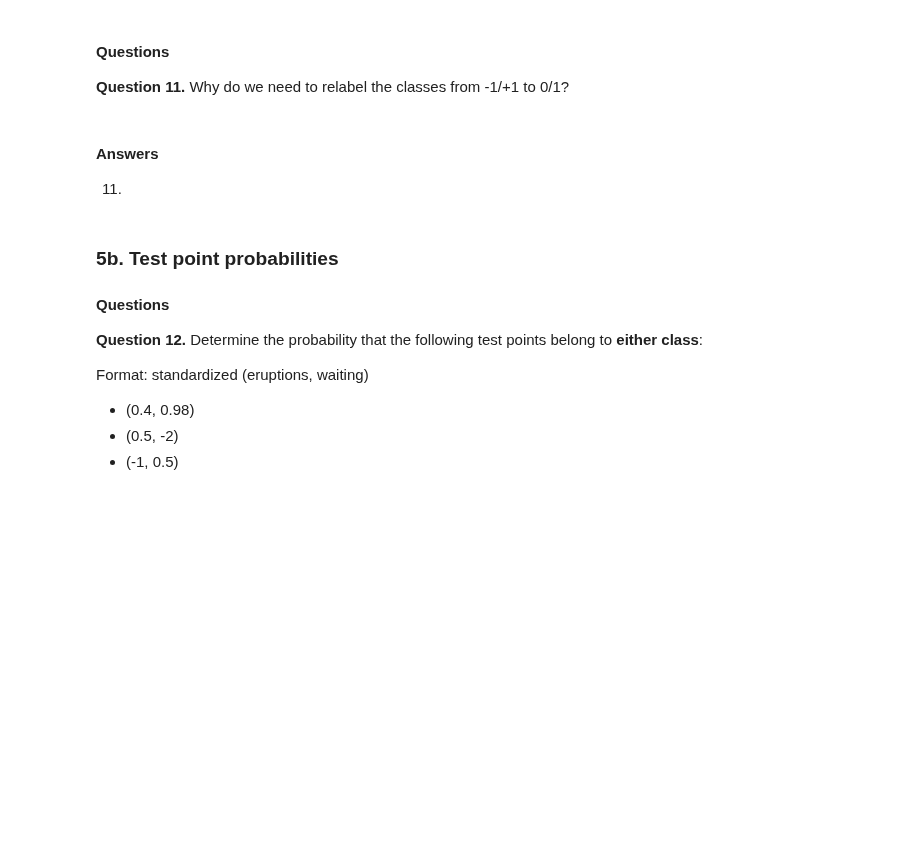
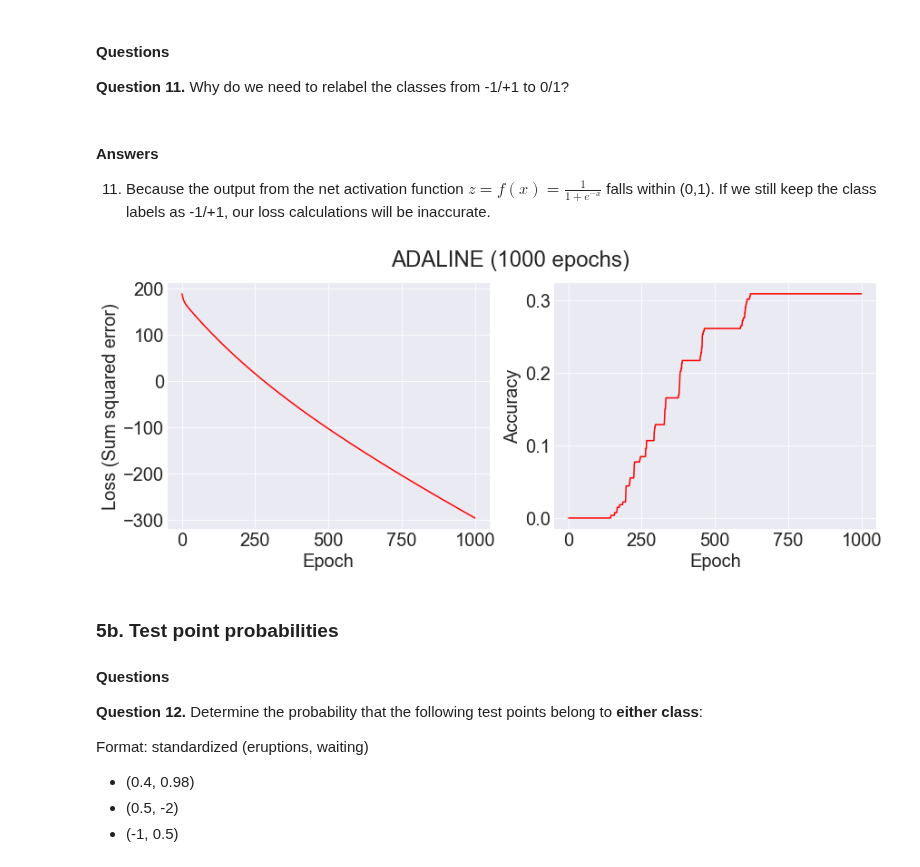
Before and after one commit to luhangsnn/neuralnetworks, a Jupyter notebook: proj1/classification_and_regression.ipynb, the cells around one changed output. Cells and saved outputs as stored; diff of their text form; code cells hidden in the pictures; blank space fills up the shorter version.

Commit message:
part of task 5
push to merge because need to pull task 2

```diff
--- a/proj1/classification_and_regression.ipynb
+++ b/proj1/classification_and_regression.ipynb
@@ -56,6 +56,12 @@ def plot_adaline_train(net, loss_list, acc_list, plotMarkers=False):
     plt.show()
 # %% [markdown]
 **Paste in your code to load Old Faithful data with standardized features below**
+# %%
+df = pd.read_csv("old_faithful.csv", header=0)
+data = df.loc[:,["eruptions", "waiting"]].to_numpy()
+output = df["severe"].to_numpy()
+#preprocess the data
+data_normalized = (data - data.min())/(data.max()-data.min())
 # %% [markdown]
 ## Task 4: ADALINE for regression
 
@@ -117,7 +123,3 @@ where $z_i$ is the activation to input sample $i$ and $y_i$ is the corresponding
 #### Questions
 
 **Question 11.** Why do we need to relabel the classes from -1/+1 to 0/1?
-# %% [markdown]
-#### Answers
-
-11.
@@ -126,3 +126,36 @@ from adaline_logistic import AdalineLogistic
+# %% [markdown]
+#### Answers
+
+11. Because the output from the net activation function $z = f(x) = \frac{1}{1+e^{-x}}$ falls within (0,1). If we still keep the class labels as -1/+1, our loss calculations will be inaccurate.
+# %%
+from adaline_logistic import AdalineLogistic
+al = AdalineLogistic()
+loss_hist, acc_hist = al.fit(data_normalized, output)
+
+def plot_adaline_train(net, loss_list, acc_list, plotMarkers=False):
+    n_epochs = len(loss_list)
+
+    x = np.arange(1, n_epochs+1)
+
+    fig, (ax1, ax2) = plt.subplots(nrows=1, ncols=2, figsize=(14, 5))
+    fig.suptitle(f'ADALINE ({n_epochs} epochs)')
+
+    curveStr = '-r'
+    if plotMarkers:
+        curveStr += 'o'
+
+    ax1.plot(x, loss_list, curveStr)
+    ax1.set_xlabel('Epoch')
+    ax1.set_ylabel('Loss (Sum squared error)')
+    ax2.plot(x, acc_list, curveStr)
+    ax2.set_xlabel('Epoch')
+    ax2.set_ylabel('Accuracy')
+
+    plt.show()
+
+plot_adaline_train(al, loss_hist, acc_hist)
+# %% [output]
+[figure, added]
 # %% [markdown]
 ### 5b. Test point probabilities
 
```
Also changed, not shown: parts of 1 cell of this notebook, 1 other file.
